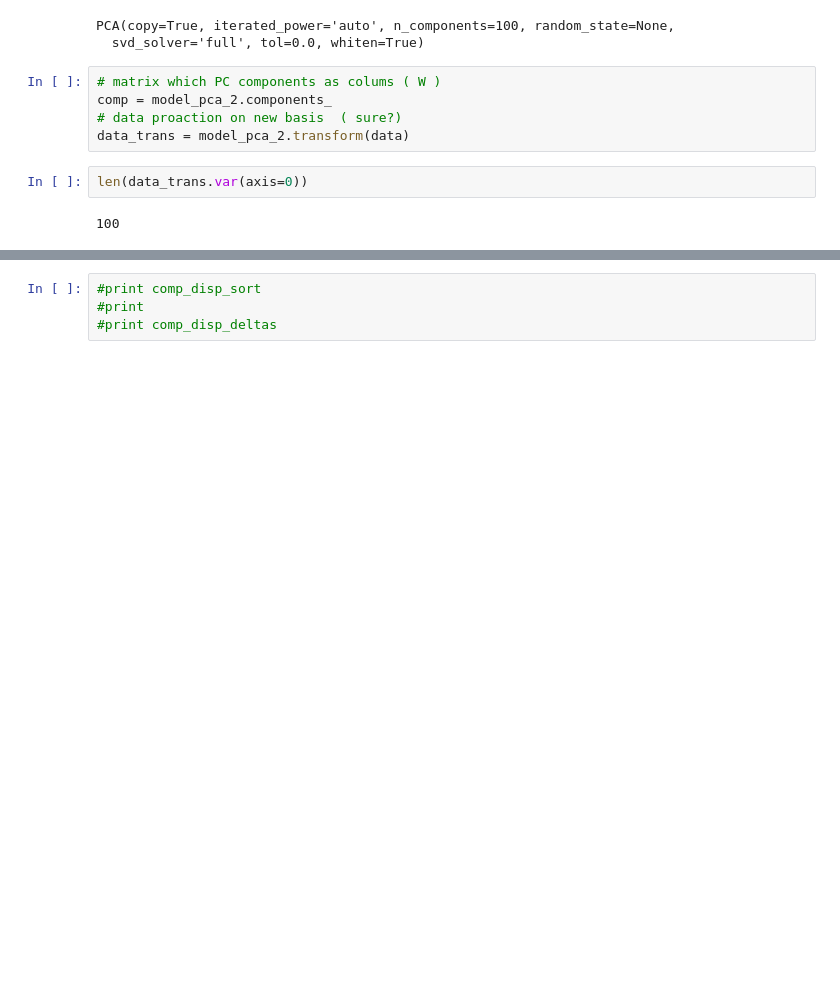
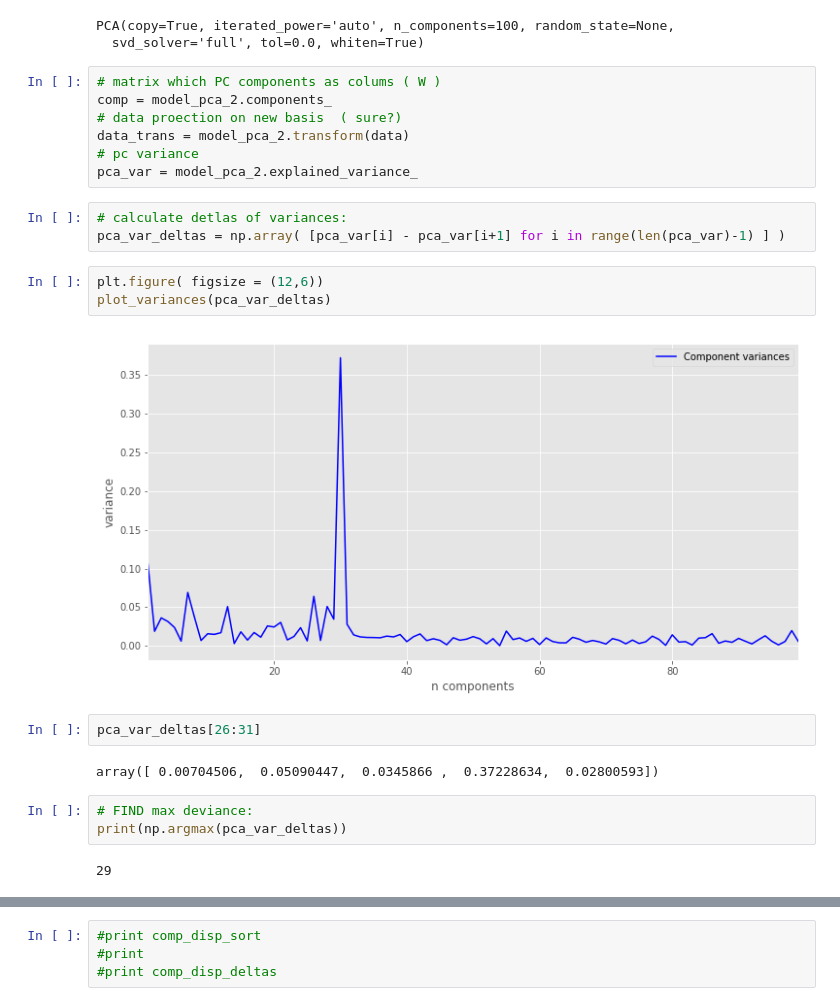
Before and after one commit to kirrlix1994/specialization_yandex_and_mipt, a Jupyter notebook: 3-unsupervised-learning/assignments/c3_w2_PCA.ipynb, the cells around one changed output, grey strips where cells are left out. Saved outputs shown, nothing was run; the diff lists cells and outputs as text; blank space fills up the shorter version.

```diff
--- a/3-unsupervised-learning/assignments/c3_w2_PCA.ipynb
+++ b/3-unsupervised-learning/assignments/c3_w2_PCA.ipynb
@@ -365,9 +378,24 @@ PCA(copy=True, iterated_power='auto', n_components=100, random_state=None,
 # %%
 # matrix which PC components as colums ( W )
 comp = model_pca_2.components_
-# data proaction on new basis  ( sure?)
+# data proection on new basis  ( sure?)
 data_trans = model_pca_2.transform(data)
+# pc variance
+pca_var = model_pca_2.explained_variance_
-# %%
-len(data_trans.var(axis=0))
-# %% [output]
-100
+# %%
+# calculate detlas of variances:
+pca_var_deltas = np.array( [pca_var[i] - pca_var[i+1] for i in range(len(pca_var)-1) ] )
+# %%
+plt.figure( figsize = (12,6))
+plot_variances(pca_var_deltas)
+# %% [output]
+[figure, added]
+# %%
+pca_var_deltas[26:31]
+# %% [output]
+array([ 0.00704506,  0.05090447,  0.0345866 ,  0.37228634,  0.02800593])
+# %%
+# FIND max deviance:
+print(np.argmax(pca_var_deltas))
+# %% [output]
+29
```
Also changed, not shown: parts of 33 cells of this notebook, 5 other files.
